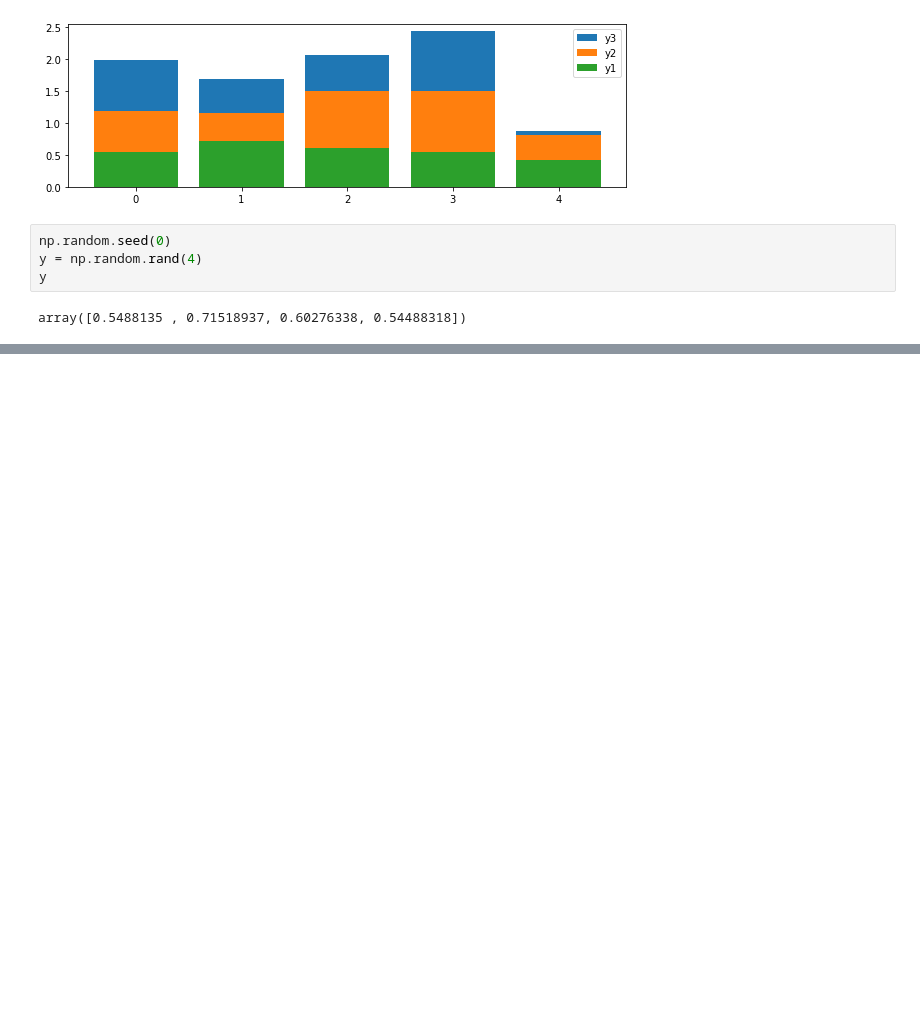
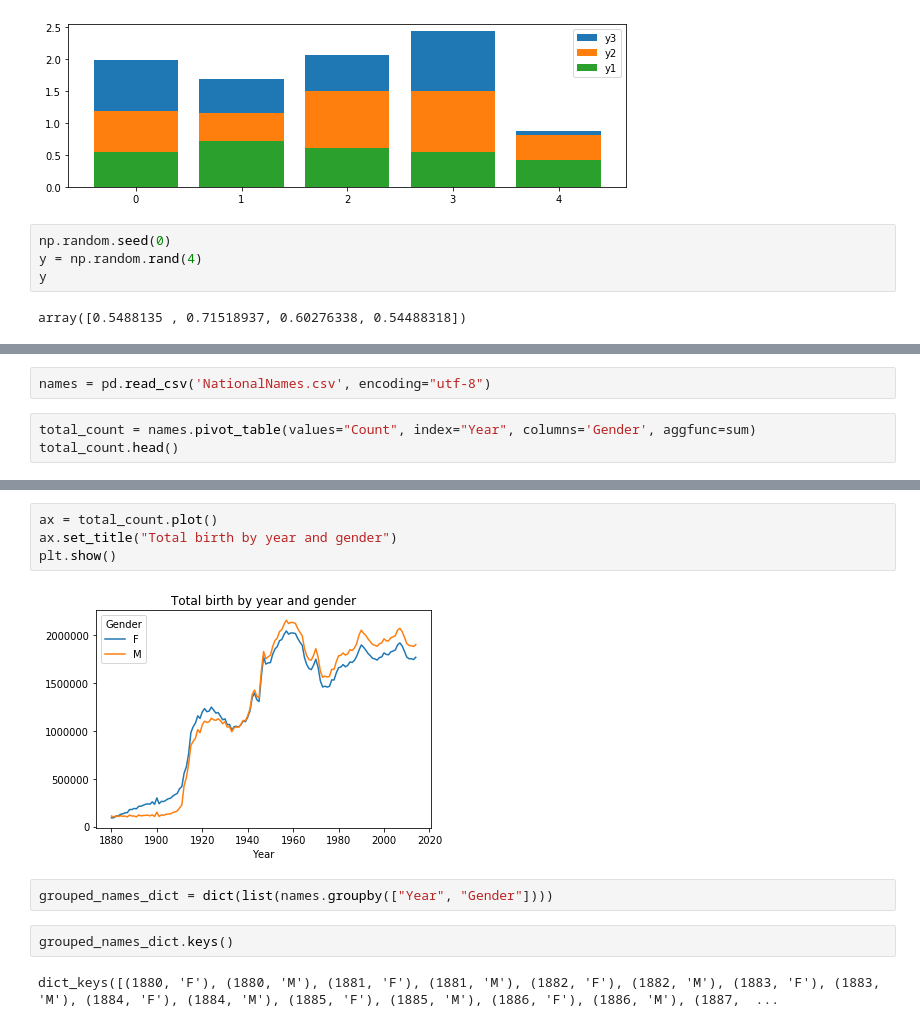
Before and after one commit to friendly-blackdog/To_FullStack, a Jupyter notebook: lecture/데청캠_동국대/수업/처리:분석/18/Untitled.ipynb, the cells around one changed output, grey strips where cells are left out. Cells and saved outputs as stored; diff of their text form; blank space fills up the shorter version.

```diff
--- a/lecture/데청캠_동국대/수업/처리:분석/18/Untitled.ipynb
+++ b/lecture/데청캠_동국대/수업/처리:분석/18/Untitled.ipynb
@@ -87,0 +356,5 @@ array([0.5488135 , 0.71518937, 0.60276338, 0.54488318])
+# %%
+names = pd.read_csv('NationalNames.csv', encoding="utf-8")
+# %%
+total_count = names.pivot_table(values="Count", index="Year", columns='Gender', aggfunc=sum)
+total_count.head()
@@ -87,0 +369,12 @@ array([0.5488135 , 0.71518937, 0.60276338, 0.54488318])
+# %%
+ax = total_count.plot()
+ax.set_title("Total birth by year and gender")
+plt.show()
+# %% [output]
+[figure, added]
+# %%
+grouped_names_dict = dict(list(names.groupby(["Year", "Gender"])))
+# %%
+grouped_names_dict.keys()
+# %% [output]
+dict_keys([(1880, 'F'), (1880, 'M'), (1881, 'F'), (1881, 'M'), (1882, 'F'), (1882, 'M'), (1883, 'F'), (1883, 'M'), (1884, 'F'), (1884, 'M'), (1885, 'F'), (1885, 'M'), (1886, 'F'), (1886, 'M'), (1887,  ...
```
Also changed, not shown: parts of 78 cells of this notebook, 1 other file.
